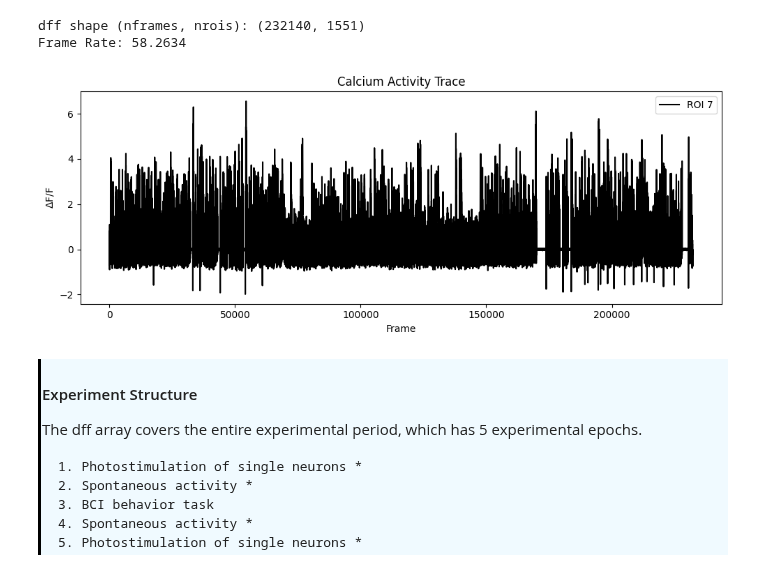
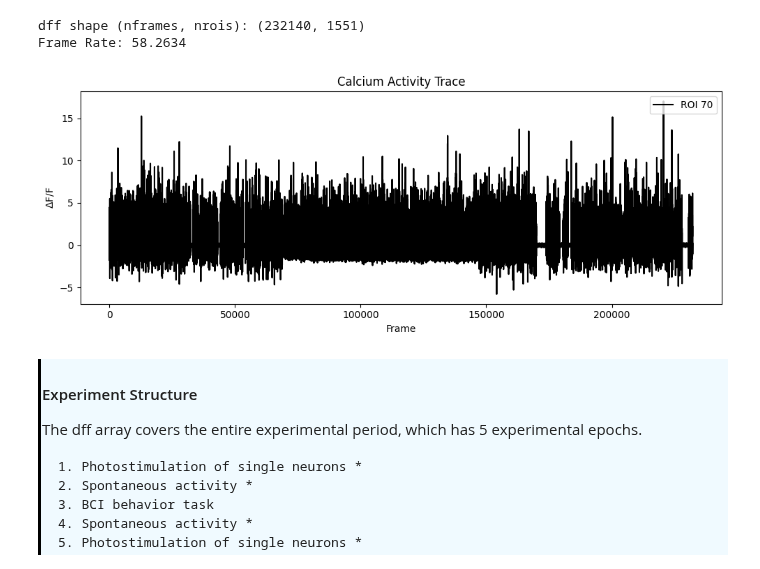
Before and after one commit to AllenNeuralDynamics/AIND-CNC-BCI-Workshop, a Jupyter notebook: code/demo_dev.ipynb, the cells around one changed output. Drawn from its saved outputs; the diff is of its cells as text; code cells hidden in the pictures.

```diff
--- a/code/demo_dev.ipynb
+++ b/code/demo_dev.ipynb
@@ -232,22 +232,22 @@ dff shape (nframes, nrois): (232140, 1551)
 Frame Rate: 58.2634
 # %%
 # Select an ROI
-ROI = 7
+ROI = 70
 
 # Figure parameters
 plt.rcParams["figure.figsize"] = (10, 4)
 
 plt.plot(dff[:, ROI], label=f'ROI {ROI}', color='black')
 
 plt.ylabel(r'$\Delta$F/F')
 plt.xlabel('Frame')
 plt.title('Calcium Activity Trace')
 plt.legend(loc='upper right')
 
 plt.tight_layout()
 plt.show()
 # %% [output]
-[figure, old version]
+[figure, new version]
 # %% [markdown]
 <div style="border-left: 3px solid #000; padding: 1px; padding-left: 10px; background: #F0FAFF; ">
 
```
Also changed, not shown: parts of 1 cell of this notebook.
